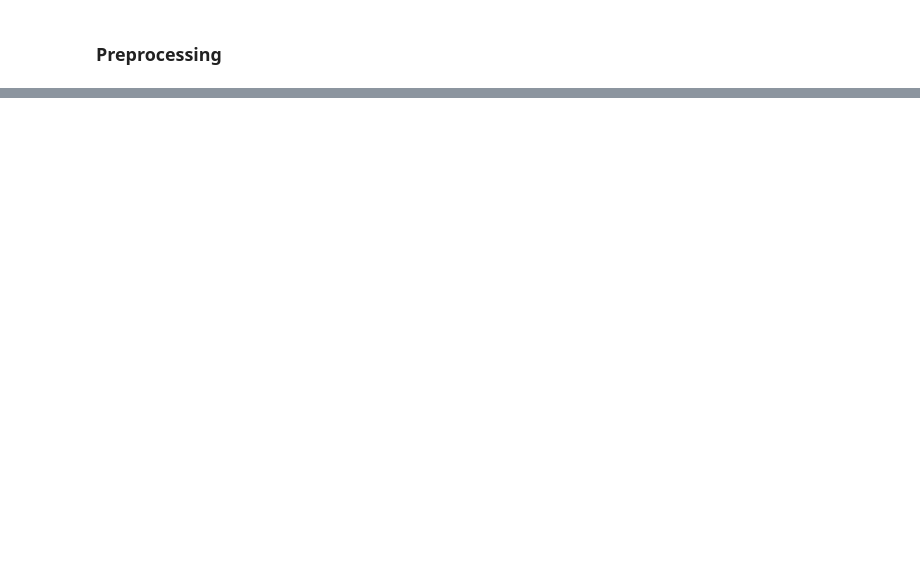
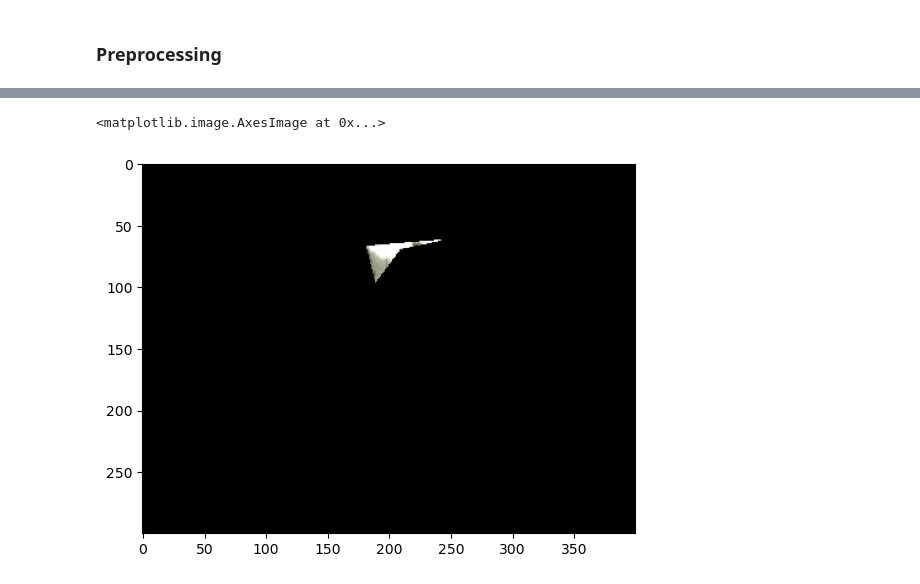
Before and after one commit to kreenatotala/CS4100_final_project, a Jupyter notebook: final_proj-2.ipynb, the cells around one changed output, grey strips where cells are left out. Drawn from its saved outputs; the diff is of its cells as text; code cells hidden in the pictures; blank space fills up the shorter version.

Commit message:
labels from contours

```diff
--- a/final_proj-2.ipynb
+++ b/final_proj-2.ipynb
@@ -136,0 +179,20 @@ SyntaxError: invalid syntax (511807831.py, line 1)
+# %%
+keypoints = cv2.findContours(edged.copy(), cv2.RETR_TREE, cv2.CHAIN_APPROX_SIMPLE)
+contours = imutils.grab_contours(keypoints)
+contours = sorted(contours, key = cv2.contourArea, reverse = True)[:10]
+
+location = None
+for contour in contours:
+  # cv2.approxPolyDP returns a resampled contour, so this will still return a set of (x, y) points
+  approx = cv2.approxPolyDP(contour, 10, True)
+  if len(approx) == 4:
+    location = approx
+    break
+# %%
+mask = np.zeros(gray.shape, np.uint8)
+new_image = cv2.drawContours(mask, [location], 0, 255, -1)
+new_image = cv2.bitwise_and(img, img, mask = mask)
+plt.imshow(cv2.cvtColor(new_image, cv2.COLOR_BGR2RGB))
+# %% [output]
+<matplotlib.image.AxesImage at 0x...>
+[figure, added]
```
Also changed, not shown: parts of 10 cells of this notebook.
